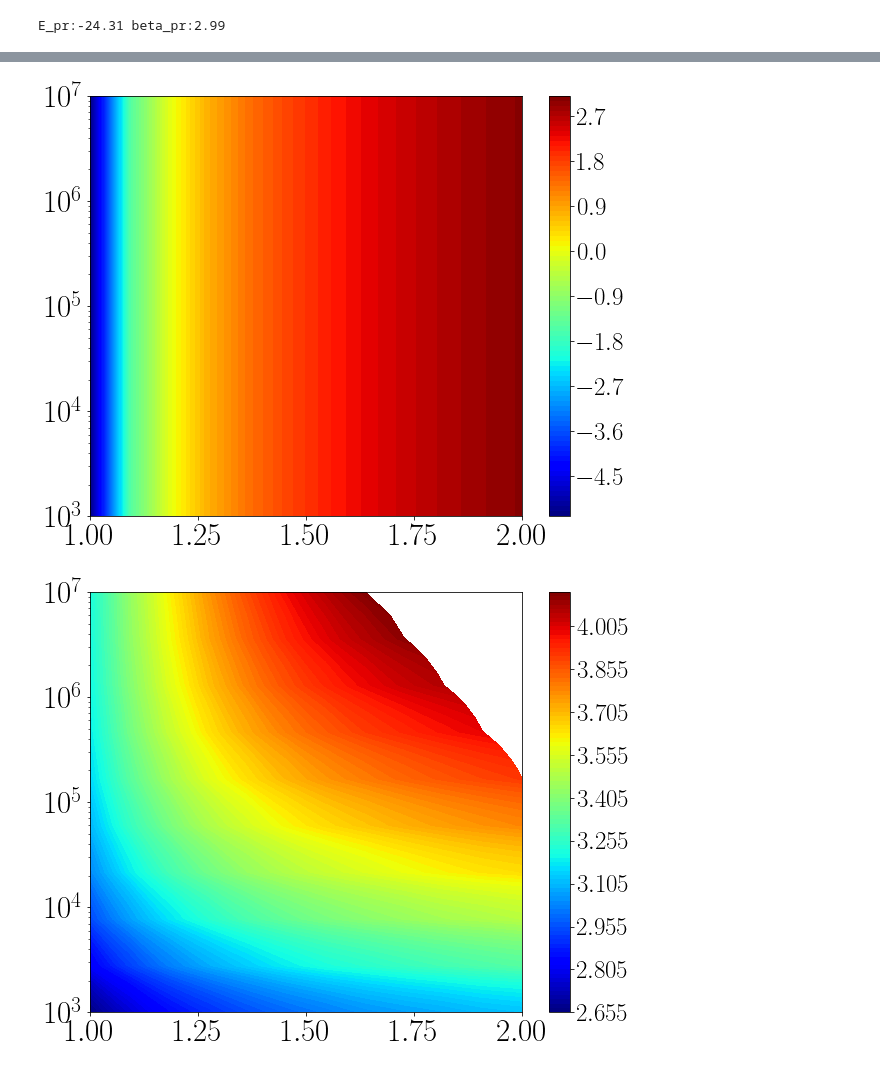
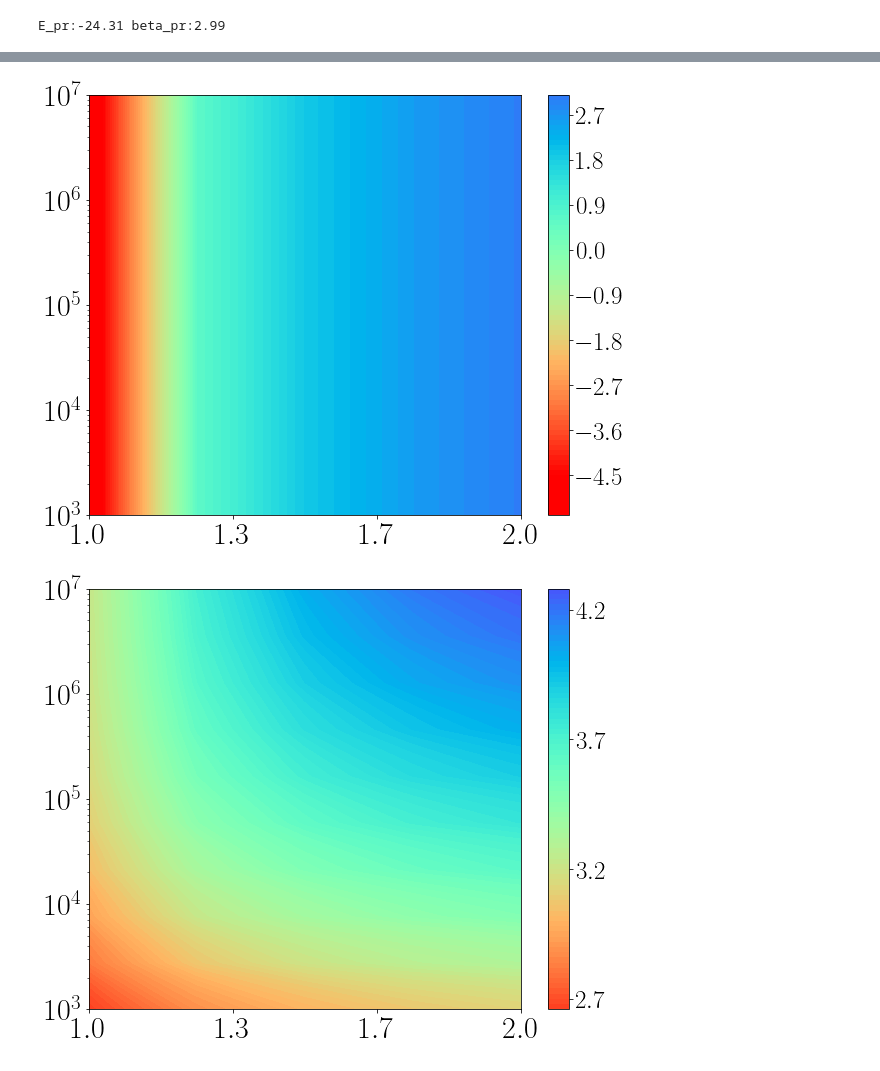
Before and after one commit to rmorantovar/Immune_System, a Jupyter notebook: Jupyter_Notebooks/7_Recognition.ipynb, the cells around one changed output, grey strips where cells are left out. Cells and saved outputs as stored; diff of their text form; code cells hidden in the pictures.

```diff
--- a/Jupyter_Notebooks/7_Recognition.ipynb
+++ b/Jupyter_Notebooks/7_Recognition.ipynb
@@ -94,7 +94,7 @@ time_bins = time[::5]
 lambda_A = 6 #days^-1
 k_pr = .1 # hour^-1
 k_pr = k_pr*24 #days^-1
-qs = np.linspace(1, 2, 6)
+qs = np.linspace(1, 2, 5)
 lambda_B = 1*lambda_A
 k_on = 1e6*24*3600; #(M*days)^-1
 N_c = 1e4
@@ -116,7 +116,7 @@ PWM_data = M2[:,antigen_seq]
 for i in np.arange(L):
     PWM_data[:,i]-=np.min(PWM_data[:,i], axis=0)
 
-Es, dE, Q0, lambdas = calculate_Q0(0.01, 50, PWM_data, E_ms, L)
+Es, dE, Q0, lambdas = calculate_Q0(0.01, 50, 200000, PWM_data, E_ms, L)
 S = np.cumsum(lambdas[:-1]*dE)
 Omega = np.sum(np.exp(S)*dE)
 Ks = np.exp(Es[:-1])
@@ -164,17 +164,26 @@ for i_N_r, N_r in enumerate(N_rs):
         t_act_theory = time[m_bar>1][0]
 
         u_on_act, p_a, R_f, QR_act = calculate_QR(Q0, k_on, k_pr, np.exp(lambda_A*t_act_theory)/N_A, Es, q, lambda_A, N_c, dE)
-        D_KL_act = np.sum(dE*(QR_act/np.sum(QR_act*dE))*(np.log2((QR_act/np.sum(QR_act*dE)))-np.log2(Q0)))
+        dE_temp = dE[QR_act!=0]
+        Q0_temp = Q0[QR_act!=0]
+        Ks_temp = Ks[QR_act!=0]
+        QR_act = QR_act[QR_act!=0]
+
+        D_KL_act = np.sum(dE_temp*(QR_act/np.sum(QR_act*dE_temp))*(np.log2((QR_act/np.sum(QR_act*dE_temp)))-np.log2(Q0_temp)))
 
         times_act[i_N_r, i_q] = t_act_theory
         Ds_KL_f[i_N_r, i_q] = D_KL_f
         Ds_KL_act[i_N_r, i_q] = D_KL_act
         Es_act[i_N_r, i_q] = np.max([E_q, E_r])
+
         betas_act[i_N_r, i_q] = np.min([beta_r, beta_q])
 
+        #if(i_N_r==0):
         if(i_N_r==(len(N_rs)-1)):
             ax_f.plot(Ks, QR_f, label = '%.1f'%q)
-            ax_act.plot(Ks, QR_act, label = '%.1f'%q)
+            ax_act.plot(Ks_temp, QR_act, label = '%.1f'%q)
+
+ax_f.plot(Ks, Q0, linestyle = '--', color = 'gray')
 
 my_plot_layout(ax=ax_f, xscale = 'log')
 my_plot_layout(ax=ax_act, xscale = 'log')
@@ -182,6 +191,8 @@ ax_f.legend(title = r'$q$', title_fontsize = 30, fontsize = 25)
 ax_act.legend(title = r'$q$', title_fontsize = 30, fontsize = 25)
 fig_f.savefig('../Figures/7_Recognition/QR_f.pdf')
 fig_act.savefig('../Figures/7_Recognition/QR_act.pdf')
+
+ax_act.plot(Ks, Q0, linestyle = '--', color = 'gray')
 my_plot_layout(ax=ax_f, xscale = 'log', yscale = 'log')
 my_plot_layout(ax=ax_act, xscale = 'log', yscale = 'log')
 fig_f.savefig('../Figures/7_Recognition/QR_f_log.pdf')
@@ -244,6 +257,6 @@ FIG.savefig('../Figures/7_Recognition/activation_temperature.pdf')
 # %%
 FIG, AX = plt.subplots(figsize=(10,8), gridspec_kw={'left':0.18, 'right':.93, 'bottom':.15})
-cs = AX.contourf(X, Y, np.log2(Ds_KL_f), levels = 100, cmap =plt.cm.jet)
+cs = AX.contourf(X, Y, np.log2(Ds_KL_f), levels = 100, cmap =plt.cm.rainbow_r, vmin = -4.5, vmax = 4.5)
 #cs2 = AX.contour(cs, levels=1/np.arange(1, 5), linestyles = '--', linewidths = 4, colors = 'k')
 #cs2 = AX.contour(cs, levels=1/betas_r[::5], linestyles = ':', linewidths = 4)
 cbar = plt.colorbar(cs)
@@ -253,23 +266,29 @@ cbar = plt.colorbar(cs)
 cbar.ax.tick_params(labelsize = 25)
 
 #cbar.add_lines(cs2)
-my_plot_layout(ax=AX, yscale = 'log', ticks_labelsize = 31)
+my_plot_layout(ax=AX, yscale = 'log', ticks_labelsize = 30)
+AX.set_xticks(np.linspace(1, 2, 4))#
+AX.set_xticklabels([r'$%.1f$'%(i) for i in np.linspace(1, 2, 4)])
 FIG.savefig('../Figures/7_Recognition/D_KL_f.pdf')
 # %% [output]
-[figure, old version]
+[figure, new version]
 # %%
 FIG, AX = plt.subplots(figsize=(10,8), gridspec_kw={'left':0.18, 'right':.93, 'bottom':.15})
-cs = AX.contourf(X, Y, np.log2(Ds_KL_act), levels = 100, cmap =plt.cm.jet)
+cs = AX.contourf(X, Y, np.log2(Ds_KL_act), levels = 100, cmap =plt.cm.rainbow_r, vmin = 2.5, vmax = 4.5)
 #cs2 = AX.contour(cs, levels=1/np.arange(1, 5), linestyles = '--', linewidths = 4, colors = 'k')
 #cs2 = AX.contour(cs, levels=1/betas_r[::5], linestyles = ':', linewidths = 4)
 cbar = plt.colorbar(cs)
 #cbar.set_label(r'$\log(D_{KL})$', fontsize = 31)
-#cbar.set_ticks(np.linspace(-1.5, 2.5, 5))#
-#cbar.set_ticklabels(['%.0e'%(i) for i in np.exp(np.linspace(-1.5, 2.5, 5))])
+cbar.set_ticks(np.linspace(2.7, 4.2, 4))#
+cbar.set_ticklabels([r'$%.1f$'%(i) for i in np.linspace(2.7, 4.2, 4)])
+
 cbar.ax.tick_params(labelsize = 25)
 
 #cbar.add_lines(cs2)
-my_plot_layout(ax=AX, yscale = 'log', ticks_labelsize = 31)
+my_plot_layout(ax=AX, yscale = 'log', ticks_labelsize = 30)
+AX.set_xticks(np.linspace(1, 2, 4))#
+AX.set_xticklabels([r'$%.1f$'%(i) for i in np.linspace(1, 2, 4)])
+
 FIG.savefig('../Figures/7_Recognition/D_KL_act.pdf')
 # %% [output]
-[figure, old version]
+[figure, new version]
```
Also changed, not shown: parts of 6 cells of this notebook, 39 other files.
